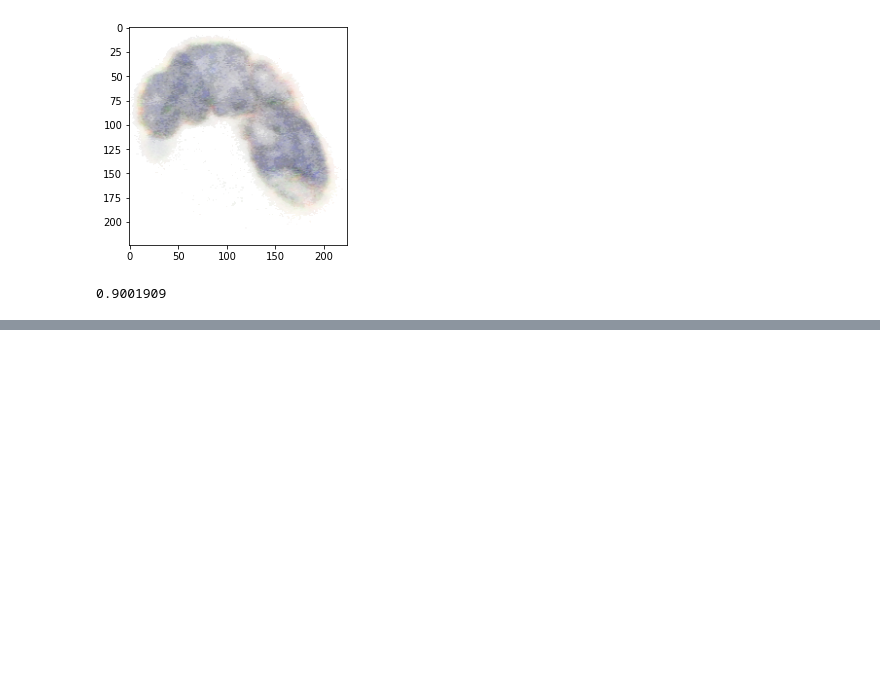
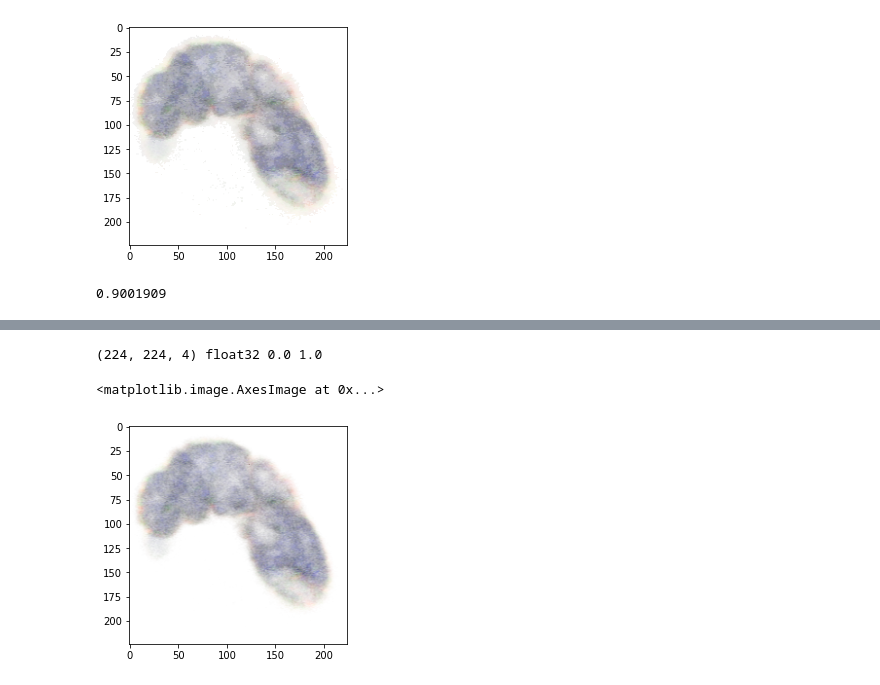
Before and after one commit to yuvaramsingh94/human_protein_atlas, a Jupyter notebook: code/initial_cell_segmentation.ipynb, the cells around one changed output, grey strips where cells are left out. Drawn from its saved outputs; the diff is of its cells as text; code cells hidden in the pictures; blank space fills up the shorter version.

```diff
--- a/code/initial_cell_segmentation.ipynb
+++ b/code/initial_cell_segmentation.ipynb
@@ -685,0 +728,8 @@ aug_single.max()
+# %%
+# no augmentation only float
+print(vv.shape,vv.dtype,vv.min(),vv.max())
+plt.imshow(vv)
+# %% [output]
+(224, 224, 4) float32 0.0 1.0
+<matplotlib.image.AxesImage at 0x...>
+[figure, added]
```
Also changed, not shown: parts of 6 cells of this notebook, 5 other files.
